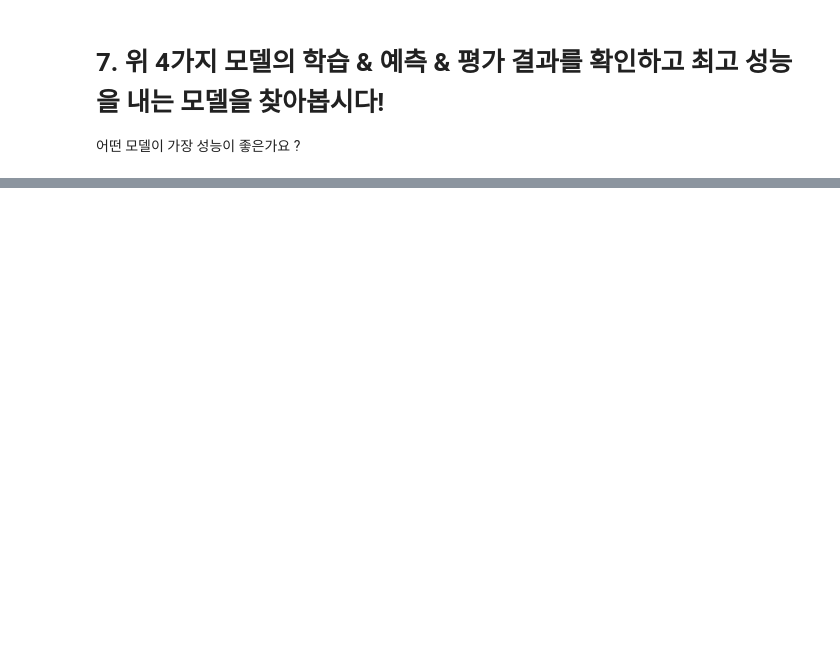
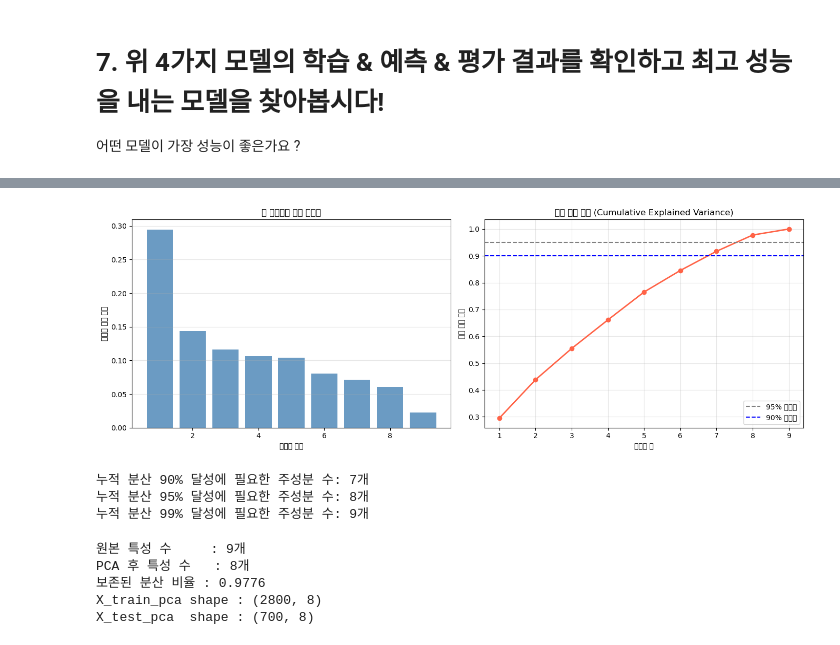
Before and after one commit to blackhole-24/hipython, a Jupyter notebook: ml/5_분류예측모델_성별예측하기.ipynb, the cells around one changed output, grey strips where cells are left out. Drawn from its saved outputs; the diff is of its cells as text; code cells hidden in the pictures; blank space fills up the shorter version.

```diff
--- a/ml/5_분류예측모델_성별예측하기.ipynb
+++ b/ml/5_분류예측모델_성별예측하기.ipynb
@@ -34,3 +47,8 @@ warnings.filterwarnings(action='ignore')
 종속 변수 데이터셋 : ./data/y.csv
 
 데이터 파일을 불러옵니다. 보통 CSV 파일을 pandas로 읽어옵니다.
+# %%
+X = pd.read_csv(r'C:\Users\Admin\hipython\data\X.csv', encoding='euc-kr')
+y = pd.read_csv(r'C:\Users\Admin\hipython\data\y.csv', encoding='euc-kr')
+
+print(X.shape, y.shape)
@@ -46,10 +64,3 @@ warnings.filterwarnings(action='ignore')
-# %%
-X = pd.read_csv('./data/X.csv', encoding='euc-kr')
-y = pd.read_csv('./data/y.csv', encoding='euc-kr')
-
-# 실습 환경에 맞춰 경로 조정 가능
-# X = pd.read_csv('X.csv', encoding='cp949')
-# y = pd.read_csv('y.csv', encoding='cp949')
 # %%
 X.head()
 # %% [output]
@@ -286,0 +442,63 @@ print(f'\n🏆 최고 성능 모델: {best_model} (F1: {results_df.loc[best_mode
+# %%
+from sklearn.decomposition import PCA
+import matplotlib.pyplot as plt
+import numpy as np
+
+# 전체 주성분으로 PCA 수행 (분산 비율 확인용)
+pca_full = PCA(random_state=42)
+pca_full.fit(X_train)
+
+# 누적 분산 비율 계산
+cumvar = np.cumsum(pca_full.explained_variance_ratio_)
+
+# 시각화
+fig, axes = plt.subplots(1, 2, figsize=(14, 5))
+
+# (1) 개별 주성분 기여율
+axes[0].bar(range(1, len(pca_full.explained_variance_ratio_)+1),
+            pca_full.explained_variance_ratio_, color='steelblue', alpha=0.8)
+axes[0].set_xlabel('주성분 번호')
+axes[0].set_ylabel('설명된 분산 비율')
+axes[0].set_title('각 주성분의 분산 기여율')
+axes[0].grid(axis='y', alpha=0.3)
+
+# (2) 누적 분산 비율
+axes[1].plot(range(1, len(cumvar)+1), cumvar, marker='o', color='tomato', linewidth=2)
+axes[1].axhline(y=0.95, color='gray',  linestyle='--', label='95% 기준선')
+axes[1].axhline(y=0.90, color='blue',  linestyle='--', label='90% 기준선')
+axes[1].set_xlabel('주성분 수')
+axes[1].set_ylabel('누적 분산 비율')
+axes[1].set_title('누적 분산 비율 (Cumulative Explained Variance)')
+axes[1].legend()
+axes[1].grid(alpha=0.3)
+
+plt.tight_layout()
+plt.show()
+
+# 90%, 95%, 99% 달성 시 필요한 주성분 수 출력
+for threshold in [0.90, 0.95, 0.99]:
+    n = np.argmax(cumvar >= threshold) + 1
+    print(f'누적 분산 {threshold*100:.0f}% 달성에 필요한 주성분 수: {n}개')
+# %% [output]
+[figure, added]
+누적 분산 90% 달성에 필요한 주성분 수: 7개
+누적 분산 95% 달성에 필요한 주성분 수: 8개
+누적 분산 99% 달성에 필요한 주성분 수: 9개
+# %%
+# 95% 분산 보존 기준으로 PCA 적용
+pca = PCA(n_components=0.95, random_state=42)
+
+X_train_pca = pca.fit_transform(X_train)   # 훈련 데이터로 fit 후 transform
+X_test_pca  = pca.transform(X_test)        # 테스트 데이터는 transform만
+
+print(f'원본 특성 수     : {X_train.shape[1]}개')
+print(f'PCA 후 특성 수   : {X_train_pca.shape[1]}개')
+print(f'보존된 분산 비율 : {sum(pca.explained_variance_ratio_):.4f}')
+print(f'X_train_pca shape : {X_train_pca.shape}')
+print(f'X_test_pca  shape : {X_test_pca.shape}')
+# %% [output]
+원본 특성 수     : 9개
+PCA 후 특성 수   : 8개
+보존된 분산 비율 : 0.9776
+X_train_pca shape : (2800, 8)
+X_test_pca  shape : (700, 8)
```
Also changed, not shown: parts of 23 cells of this notebook, 2 other files.
